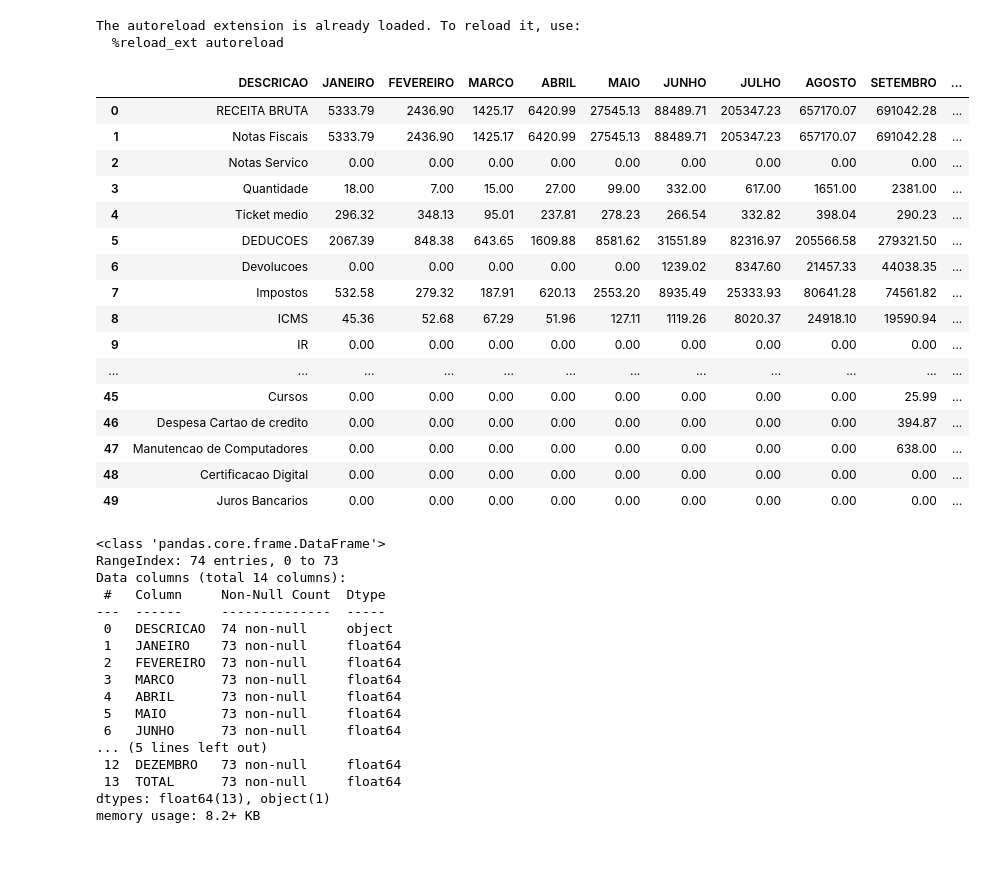
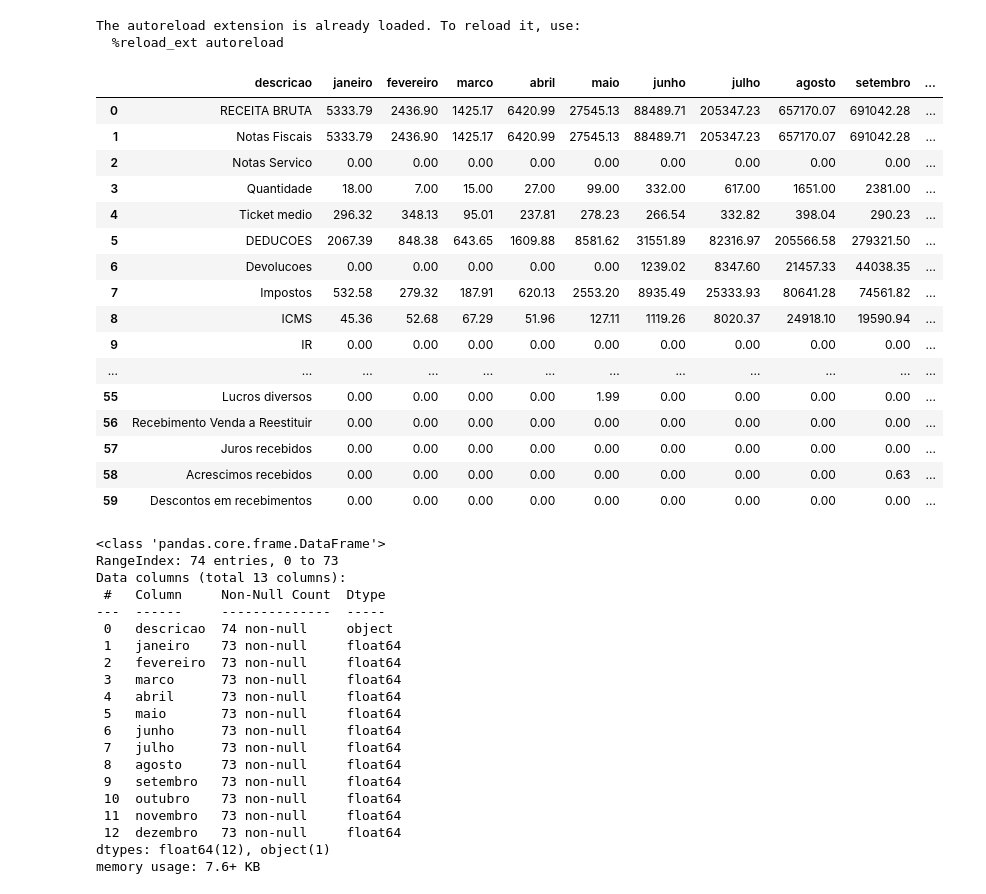
Before and after one commit to moraesvn/projeto_dre, a Jupyter notebook: etl/test_extract.ipynb, the cells around one changed output. Drawn from its saved outputs; the diff is of its cells as text; code cells hidden in the pictures; blank space fills up the shorter version.

```diff
--- a/notebooks/test_extract.ipynb
+++ b/etl/test_extract.ipynb
@@ -16,9 +16,11 @@ df = padronizar_nomes_colunas(df)
 # %%
 df = limpar_espacos(df)
+# %%
+df = remover_coluna_total(df)
 # %%
-display(df[:50])
+display(df[:60])
 # %% [output]
-|  | DESCRICAO | JANEIRO | FEVEREIRO | MARCO | ABRIL | MAIO | JUNHO | JULHO | AGOSTO | SETEMBRO | ... |
+|  | descricao | janeiro | fevereiro | marco | abril | maio | junho | julho | agosto | setembro | ... |
 | 0 | RECEITA BRUTA | 5333.79 | 2436.90 | 1425.17 | 6420.99 | 27545.13 | 88489.71 | 205347.23 | 657170.07 | 691042.28 | ... |
 | 1 | Notas Fiscais | 5333.79 | 2436.90 | 1425.17 | 6420.99 | 27545.13 | 88489.71 | 205347.23 | 657170.07 | 691042.28 | ... |
 | 2 | Notas Servico | 0.00 | 0.00 | 0.00 | 0.00 | 0.00 | 0.00 | 0.00 | 0.00 | 0.00 | ... |
@@ -30,28 +32,31 @@ display(df[:50])
 | 8 | ICMS | 45.36 | 52.68 | 67.29 | 51.96 | 127.11 | 1119.26 | 8020.37 | 24918.10 | 19590.94 | ... |
 | 9 | IR | 0.00 | 0.00 | 0.00 | 0.00 | 0.00 | 0.00 | 0.00 | 0.00 | 0.00 | ... |
 | ... | ... | ... | ... | ... | ... | ... | ... | ... | ... | ... | ... |
-| 45 | Cursos | 0.00 | 0.00 | 0.00 | 0.00 | 0.00 | 0.00 | 0.00 | 0.00 | 25.99 | ... |
-| 46 | Despesa Cartao de credito | 0.00 | 0.00 | 0.00 | 0.00 | 0.00 | 0.00 | 0.00 | 0.00 | 394.87 | ... |
-| 47 | Manutencao de Computadores | 0.00 | 0.00 | 0.00 | 0.00 | 0.00 | 0.00 | 0.00 | 0.00 | 638.00 | ... |
-| 48 | Certificacao Digital | 0.00 | 0.00 | 0.00 | 0.00 | 0.00 | 0.00 | 0.00 | 0.00 | 0.00 | ... |
-| 49 | Juros Bancarios | 0.00 | 0.00 | 0.00 | 0.00 | 0.00 | 0.00 | 0.00 | 0.00 | 0.00 | ... |
+| 55 | Lucros diversos | 0.00 | 0.00 | 0.00 | 0.00 | 1.99 | 0.00 | 0.00 | 0.00 | 0.00 | ... |
+| 56 | Recebimento Venda a Reestituir | 0.00 | 0.00 | 0.00 | 0.00 | 0.00 | 0.00 | 0.00 | 0.00 | 0.00 | ... |
+| 57 | Juros recebidos | 0.00 | 0.00 | 0.00 | 0.00 | 0.00 | 0.00 | 0.00 | 0.00 | 0.00 | ... |
+| 58 | Acrescimos recebidos | 0.00 | 0.00 | 0.00 | 0.00 | 0.00 | 0.00 | 0.00 | 0.00 | 0.63 | ... |
+| 59 | Descontos em recebimentos | 0.00 | 0.00 | 0.00 | 0.00 | 0.00 | 0.00 | 0.00 | 0.00 | 0.00 | ... |
 # %%
 df.info()
 # %% [output]
 <class 'pandas.core.frame.DataFrame'>
 RangeIndex: 74 entries, 0 to 73
-Data columns (total 14 columns):
+Data columns (total 13 columns):
  #   Column     Non-Null Count  Dtype
 ---  ------     --------------  -----
- 0   DESCRICAO  74 non-null     object
- 1   JANEIRO    73 non-null     float64
- 2   FEVEREIRO  73 non-null     float64
- 3   MARCO      73 non-null     float64
- 4   ABRIL      73 non-null     float64
- 5   MAIO       73 non-null     float64
- 6   JUNHO      73 non-null     float64
-... (5 lines left out)
- 12  DEZEMBRO   73 non-null     float64
- 13  TOTAL      73 non-null     float64
-dtypes: float64(13), object(1)
-memory usage: 8.2+ KB
+ 0   descricao  74 non-null     object
+ 1   janeiro    73 non-null     float64
+ 2   fevereiro  73 non-null     float64
+ 3   marco      73 non-null     float64
+ 4   abril      73 non-null     float64
+ 5   maio       73 non-null     float64
+ 6   junho      73 non-null     float64
+ 7   julho      73 non-null     float64
+ 8   agosto     73 non-null     float64
+ 9   setembro   73 non-null     float64
+ 10  outubro    73 non-null     float64
+ 11  novembro   73 non-null     float64
+ 12  dezembro   73 non-null     float64
+dtypes: float64(12), object(1)
+memory usage: 7.6+ KB
```
Also changed, not shown: parts of 3 cells of this notebook, 3 other files.
